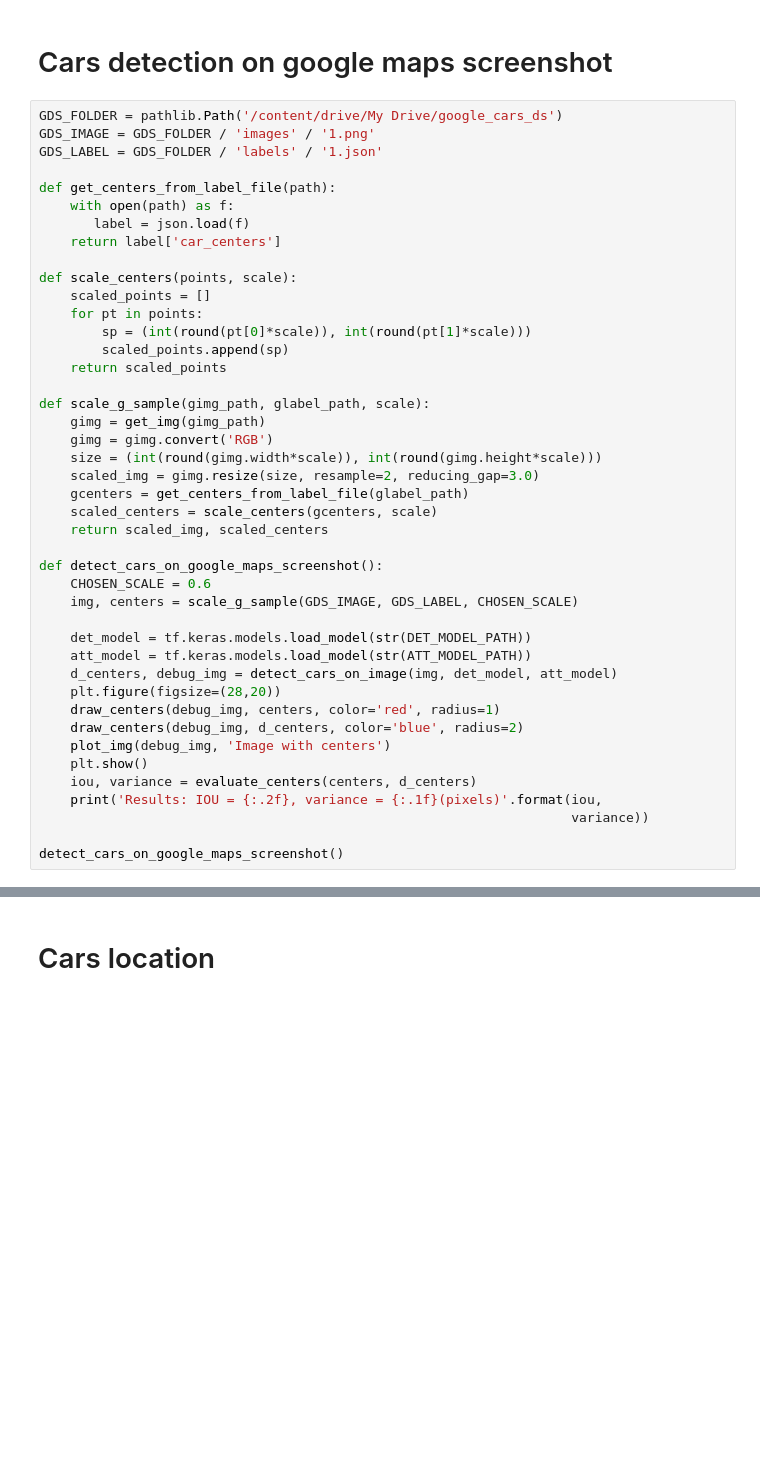
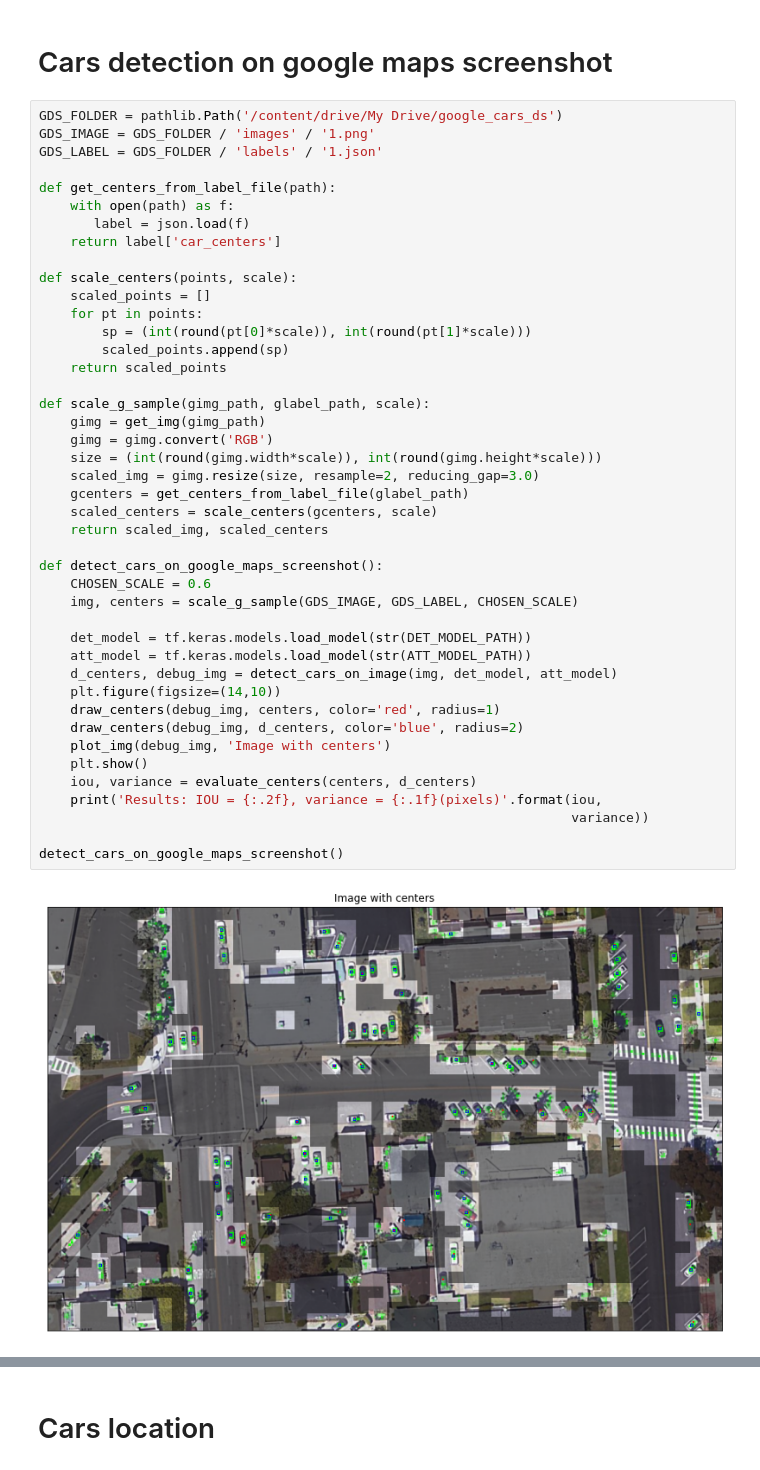
Before and after one commit to EKrukov1989/cars_recognition_notebooks, a Jupyter notebook: car_det_system.ipynb, the cells around one changed output, grey strips where cells are left out. Cells and saved outputs as stored; diff of their text form; blank space fills up the shorter version.

Commit message:
change scale for images

```diff
--- a/car_det_system.ipynb
+++ b/car_det_system.ipynb
@@ -396,31 +396,32 @@ def scale_centers(points, scale):
         sp = (int(round(pt[0]*scale)), int(round(pt[1]*scale)))
         scaled_points.append(sp)
     return scaled_points
 
 def scale_g_sample(gimg_path, glabel_path, scale):
     gimg = get_img(gimg_path)
     gimg = gimg.convert('RGB')
     size = (int(round(gimg.width*scale)), int(round(gimg.height*scale)))
     scaled_img = gimg.resize(size, resample=2, reducing_gap=3.0)
     gcenters = get_centers_from_label_file(glabel_path)
     scaled_centers = scale_centers(gcenters, scale)
     return scaled_img, scaled_centers
 
 def detect_cars_on_google_maps_screenshot():
     CHOSEN_SCALE = 0.6
     img, centers = scale_g_sample(GDS_IMAGE, GDS_LABEL, CHOSEN_SCALE)
 
     det_model = tf.keras.models.load_model(str(DET_MODEL_PATH))
     att_model = tf.keras.models.load_model(str(ATT_MODEL_PATH))
     d_centers, debug_img = detect_cars_on_image(img, det_model, att_model)
-    plt.figure(figsize=(28,20))
+    plt.figure(figsize=(14,10))
     draw_centers(debug_img, centers, color='red', radius=1)
     draw_centers(debug_img, d_centers, color='blue', radius=2)
     plot_img(debug_img, 'Image with centers')
     plt.show()
     iou, variance = evaluate_centers(centers, d_centers)
     print('Results: IOU = {:.2f}, variance = {:.1f}(pixels)'.format(iou,
                                                                     variance))
 
 detect_cars_on_google_maps_screenshot()
 # %% [output]
+[figure, added]
```
Also changed, not shown: parts of 3 cells of this notebook.
